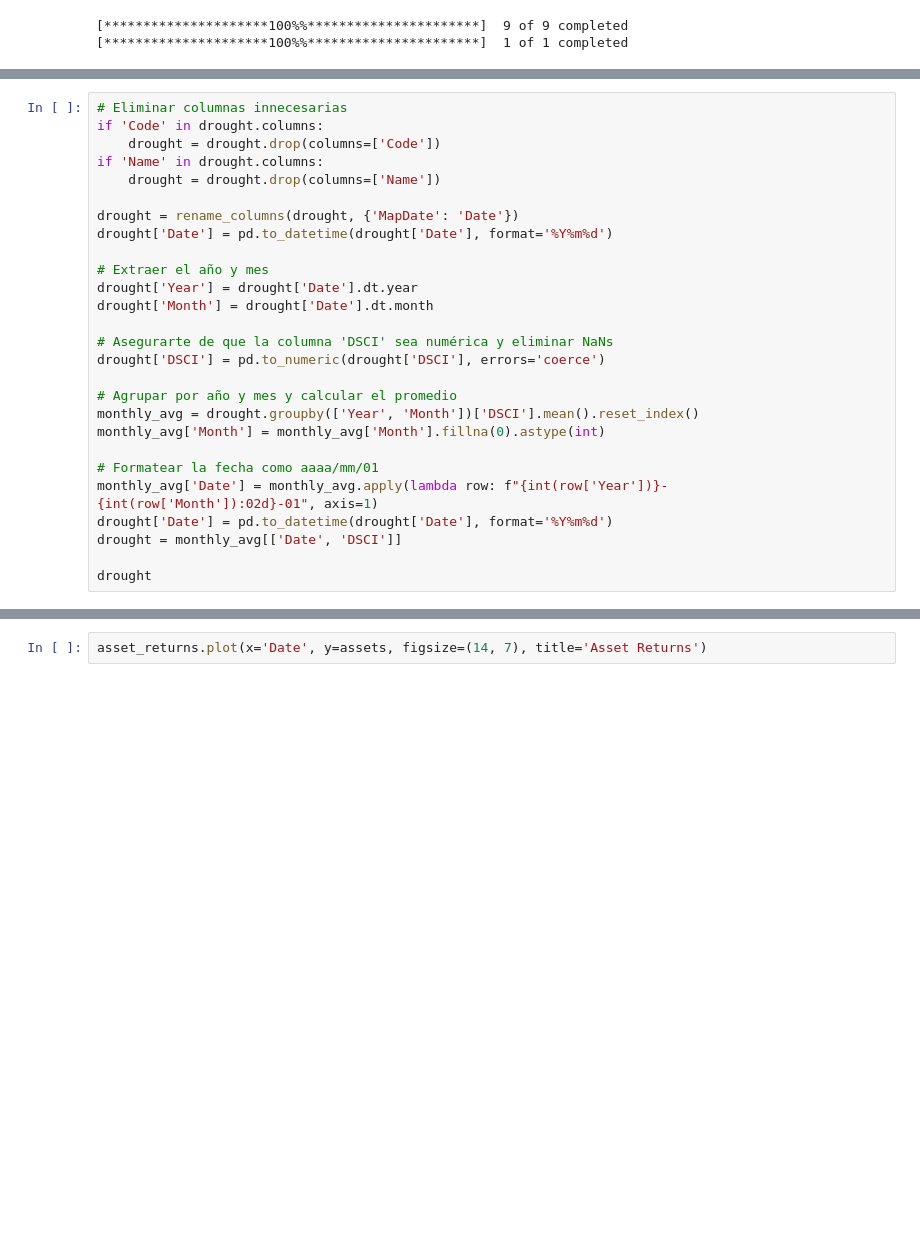
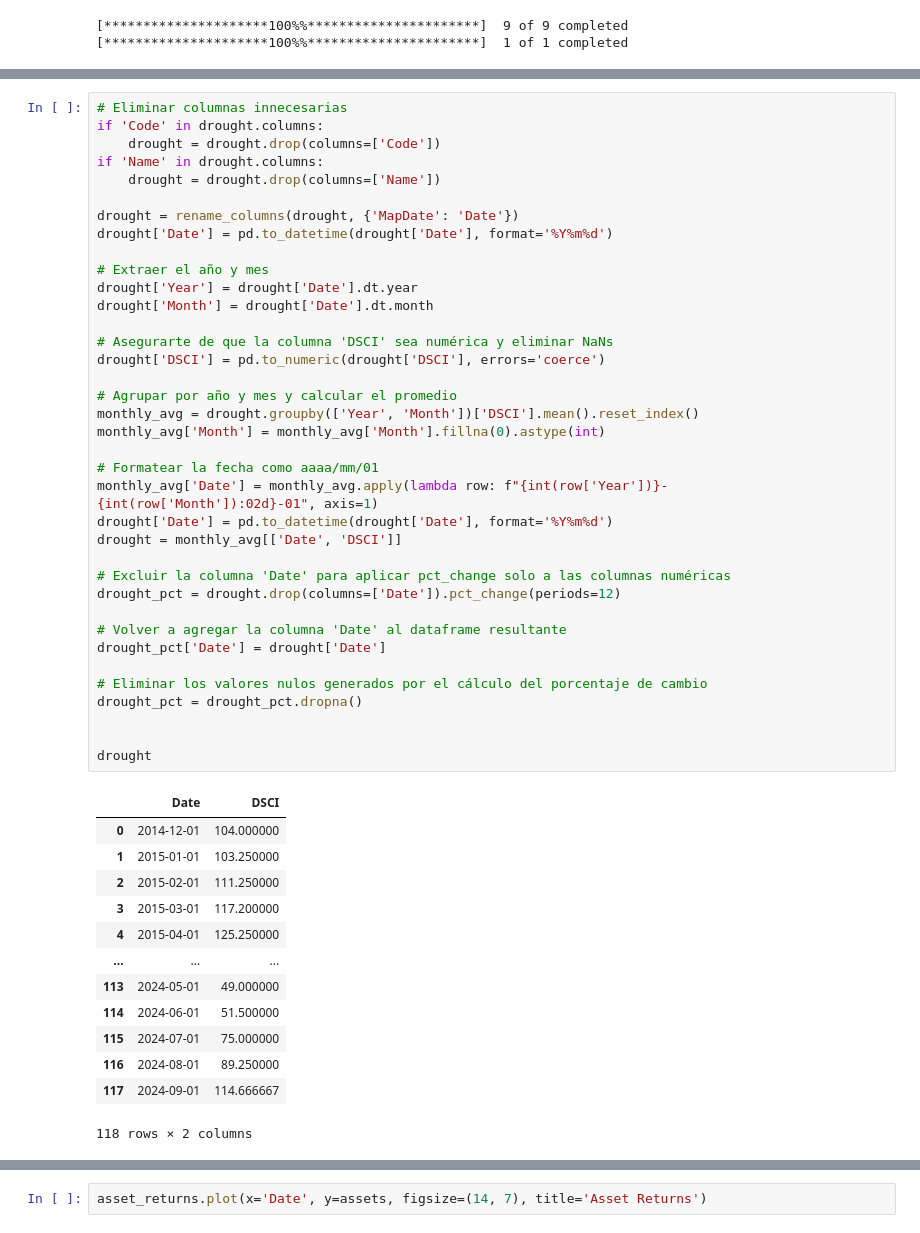
Before and after one commit to luisrc44/QAA-with-Climate-Change-and-ESG, a Jupyter notebook: QAA_wCC.ipynb, the cells around one changed output, grey strips where cells are left out. Cells and saved outputs as stored; diff of their text form; blank space fills up the shorter version.

```diff
--- a/QAA_wCC.ipynb
+++ b/QAA_wCC.ipynb
@@ -129,30 +136,54 @@ temperature
 # %%
 # Eliminar columnas innecesarias
 if 'Code' in drought.columns:
     drought = drought.drop(columns=['Code'])
 if 'Name' in drought.columns:
     drought = drought.drop(columns=['Name'])
 
 drought = rename_columns(drought, {'MapDate': 'Date'})
 drought['Date'] = pd.to_datetime(drought['Date'], format='%Y%m%d')
 
 # Extraer el año y mes
 drought['Year'] = drought['Date'].dt.year
 drought['Month'] = drought['Date'].dt.month
 
 # Asegurarte de que la columna 'DSCI' sea numérica y eliminar NaNs
 drought['DSCI'] = pd.to_numeric(drought['DSCI'], errors='coerce')
 
 # Agrupar por año y mes y calcular el promedio
 monthly_avg = drought.groupby(['Year', 'Month'])['DSCI'].mean().reset_index()
 monthly_avg['Month'] = monthly_avg['Month'].fillna(0).astype(int)
 
 # Formatear la fecha como aaaa/mm/01
 monthly_avg['Date'] = monthly_avg.apply(lambda row: f"{int(row['Year'])}-{int(row['Month']):02d}-01", axis=1)
 drought['Date'] = pd.to_datetime(drought['Date'], format='%Y%m%d')
 drought = monthly_avg[['Date', 'DSCI']]
 
+# Excluir la columna 'Date' para aplicar pct_change solo a las columnas numéricas
+drought_pct = drought.drop(columns=['Date']).pct_change(periods=12)
+
+# Volver a agregar la columna 'Date' al dataframe resultante
+drought_pct['Date'] = drought['Date']
+
+# Eliminar los valores nulos generados por el cálculo del porcentaje de cambio
+drought_pct = drought_pct.dropna()
+
+
 drought
+# %% [output]
+|  | Date | DSCI |
+| 0 | 2014-12-01 | 104.000000 |
+| 1 | 2015-01-01 | 103.250000 |
+| 2 | 2015-02-01 | 111.250000 |
+| 3 | 2015-03-01 | 117.200000 |
+| 4 | 2015-04-01 | 125.250000 |
+| ... | ... | ... |
+| 113 | 2024-05-01 | 49.000000 |
+| 114 | 2024-06-01 | 51.500000 |
+| 115 | 2024-07-01 | 75.000000 |
+| 116 | 2024-08-01 | 89.250000 |
+| 117 | 2024-09-01 | 114.666667 |
+118 rows × 2 columns
 # %%
 # Asegurarse de que la columna 'Date' en todos los dataframes esté en formato datetime
 temperature['Date'] = pd.to_datetime(temperature['Date'], errors='coerce')
```
Also changed, not shown: parts of 6 cells of this notebook, 1 other file.
